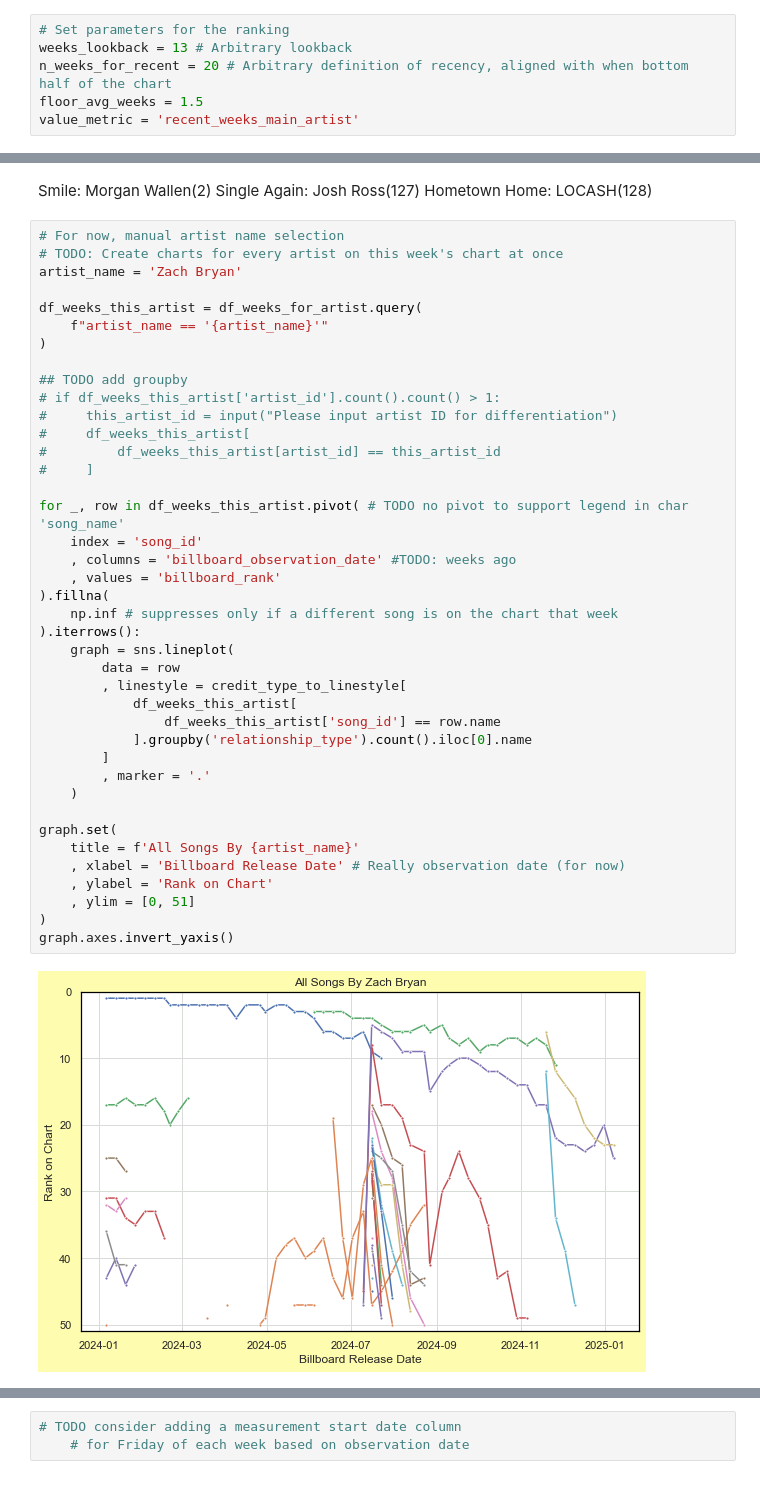
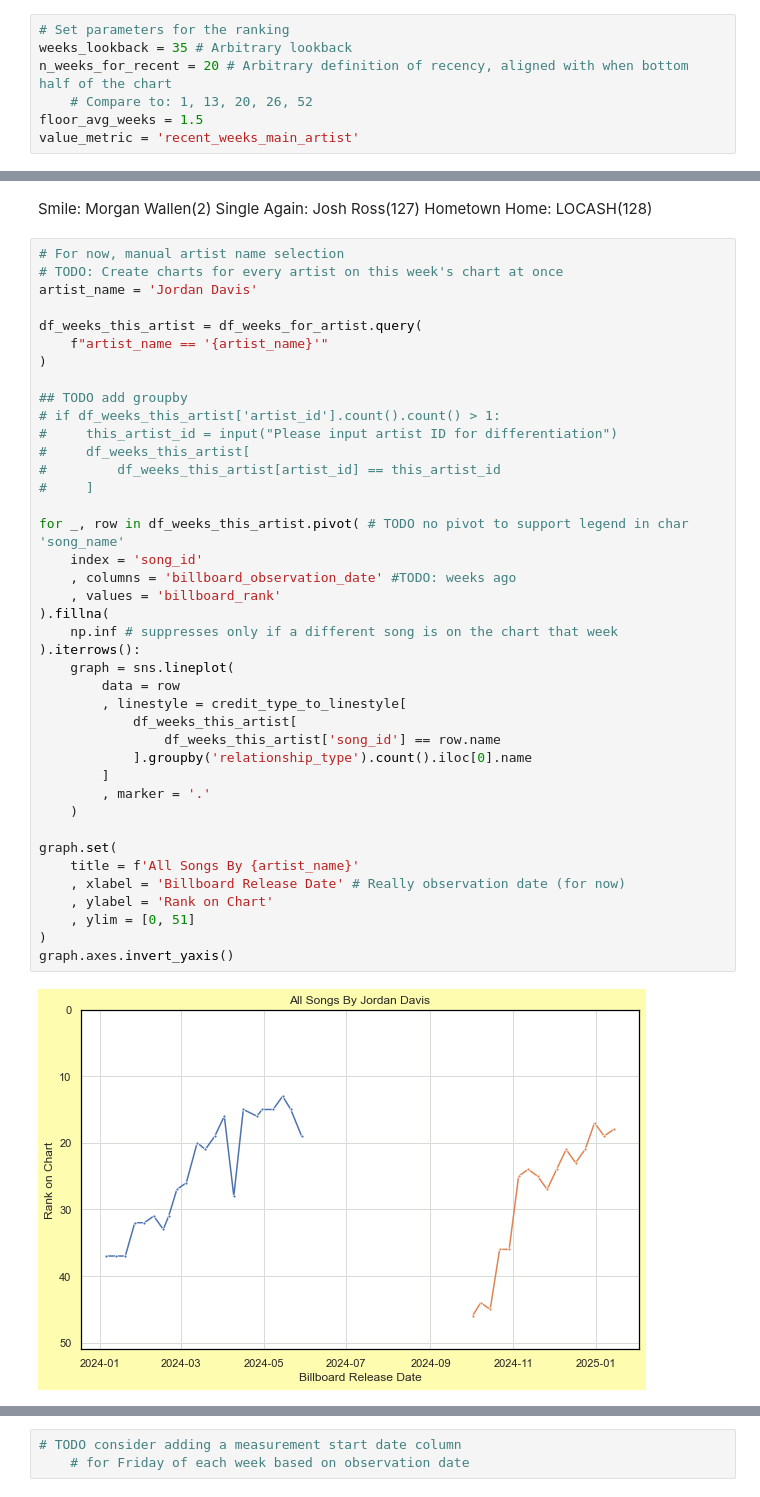
Before and after one commit to jwmanahan/billboard, a Jupyter notebook: add_new_week.ipynb, the cells around one changed output, grey strips where cells are left out. Saved outputs shown, nothing was run; the diff lists cells and outputs as text.

```diff
--- a/add_new_week.ipynb
+++ b/add_new_week.ipynb
@@ -401,8 +381,9 @@ In a command terminal
 ## Run the ranking SQL script
 # %%
 # Set parameters for the ranking
-weeks_lookback = 13 # Arbitrary lookback
+weeks_lookback = 35 # Arbitrary lookback
 n_weeks_for_recent = 20 # Arbitrary definition of recency, aligned with when bottom half of the chart
+    # Compare to: 1, 13, 20, 26, 52
 floor_avg_weeks = 1.5
 value_metric = 'recent_weeks_main_artist'
 # %%
@@ -812,7 +796,7 @@ Hometown Home: LOCASH(128)
 # %%
 # For now, manual artist name selection
 # TODO: Create charts for every artist on this week's chart at once
-artist_name = 'Zach Bryan'
+artist_name = 'Jordan Davis'
 
 df_weeks_this_artist = df_weeks_for_artist.query(
     f"artist_name == '{artist_name}'"
@@ -823,34 +807,34 @@ df_weeks_this_artist = df_weeks_for_artist.query(
 #     this_artist_id = input("Please input artist ID for differentiation")
 #     df_weeks_this_artist[
 #         df_weeks_this_artist[artist_id] == this_artist_id
 #     ]
 
 for _, row in df_weeks_this_artist.pivot( # TODO no pivot to support legend in char 'song_name'
     index = 'song_id'
     , columns = 'billboard_observation_date' #TODO: weeks ago
     , values = 'billboard_rank'
 ).fillna(
     np.inf # suppresses only if a different song is on the chart that week
 ).iterrows():
     graph = sns.lineplot(
         data = row
         , linestyle = credit_type_to_linestyle[
             df_weeks_this_artist[
                 df_weeks_this_artist['song_id'] == row.name
             ].groupby('relationship_type').count().iloc[0].name
         ]
         , marker = '.'
     )
 
 graph.set(
     title = f'All Songs By {artist_name}'
     , xlabel = 'Billboard Release Date' # Really observation date (for now)
     , ylabel = 'Rank on Chart'
     , ylim = [0, 51]
 )
 graph.axes.invert_yaxis()
 # %% [output]
-[figure, old version]
+[figure, new version]
 # %%
 # TODO: Set comparison_observation_date as num weeks back, not specific date
 current_observation_date = billboard_observation_date
```
Also changed, not shown: parts of 27 cells of this notebook, 4 other files.
